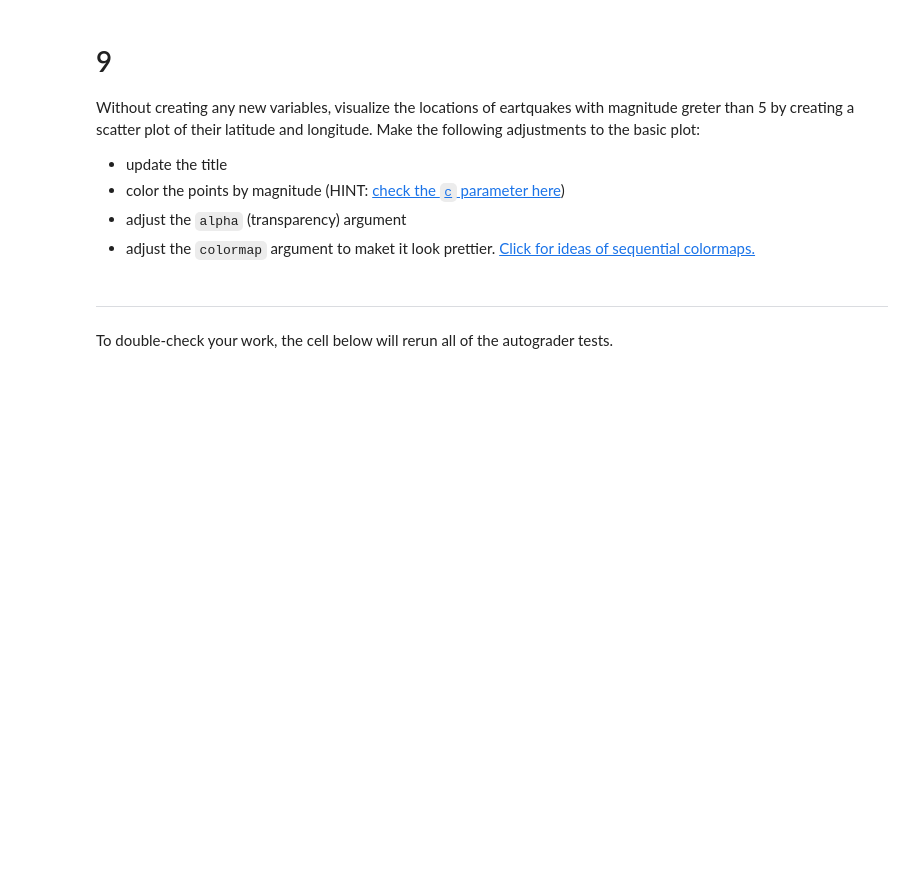
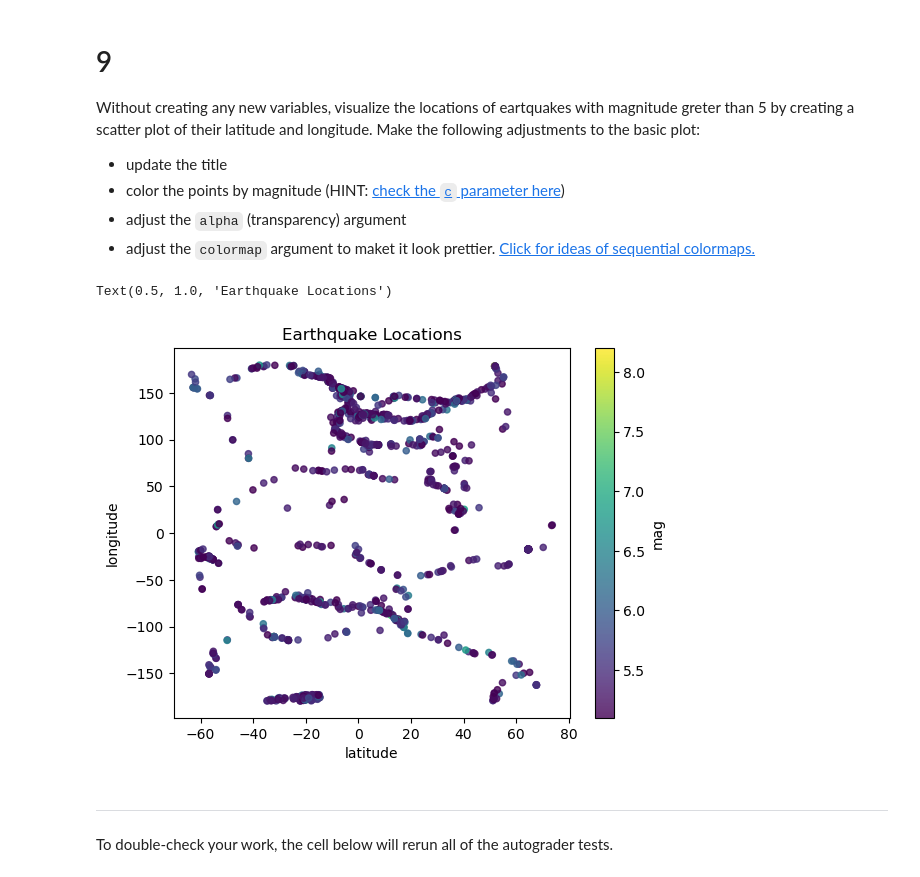
Before and after one commit to AaronWanh/eds220-hwk1, a Jupyter notebook: task3/hwk1-task3-earthquakes.ipynb, the cells around one changed output. Saved outputs shown, nothing was run; the diff lists cells and outputs as text; code cells hidden in the pictures; blank space fills up the shorter version.

```diff
--- a/task3/hwk1-task3-earthquakes.ipynb
+++ b/task3/hwk1-task3-earthquakes.ipynb
@@ -241,6 +295,16 @@ Without creating any new variables, visualize the locations of eartquakes with m
 - color the points by magnitude (HINT: [check the `c` parameter here](https://pandas.pydata.org/pandas-docs/stable/reference/api/pandas.DataFrame.plot.scatter.html))
 - adjust the `alpha` (transparency) argument
 - adjust the `colormap` argument to maket it look prettier. [Click for ideas of sequential colormaps.](https://matplotlib.org/stable/users/explain/colors/colormaps.html)
+# %%
+# Filter the magnitudes that are higher than 5
+raw_eqk = raw_eqk[raw_eqk['mag'] > 5]
+
+# Plot a scatterplot of the earthquakes over latitude over longitude.
+raw_eqk.plot.scatter(x = 'latitude', y = 'longitude', alpha = 0.8, c = "mag", cmap = 'viridis')
+plt.title('Earthquake Locations')
+# %% [output]
+Text(0.5, 1.0, 'Earthquake Locations')
+[figure, added]
 # %% [markdown]
 ---
 
```
Also changed, not shown: parts of 16 cells of this notebook, 1 other file.
